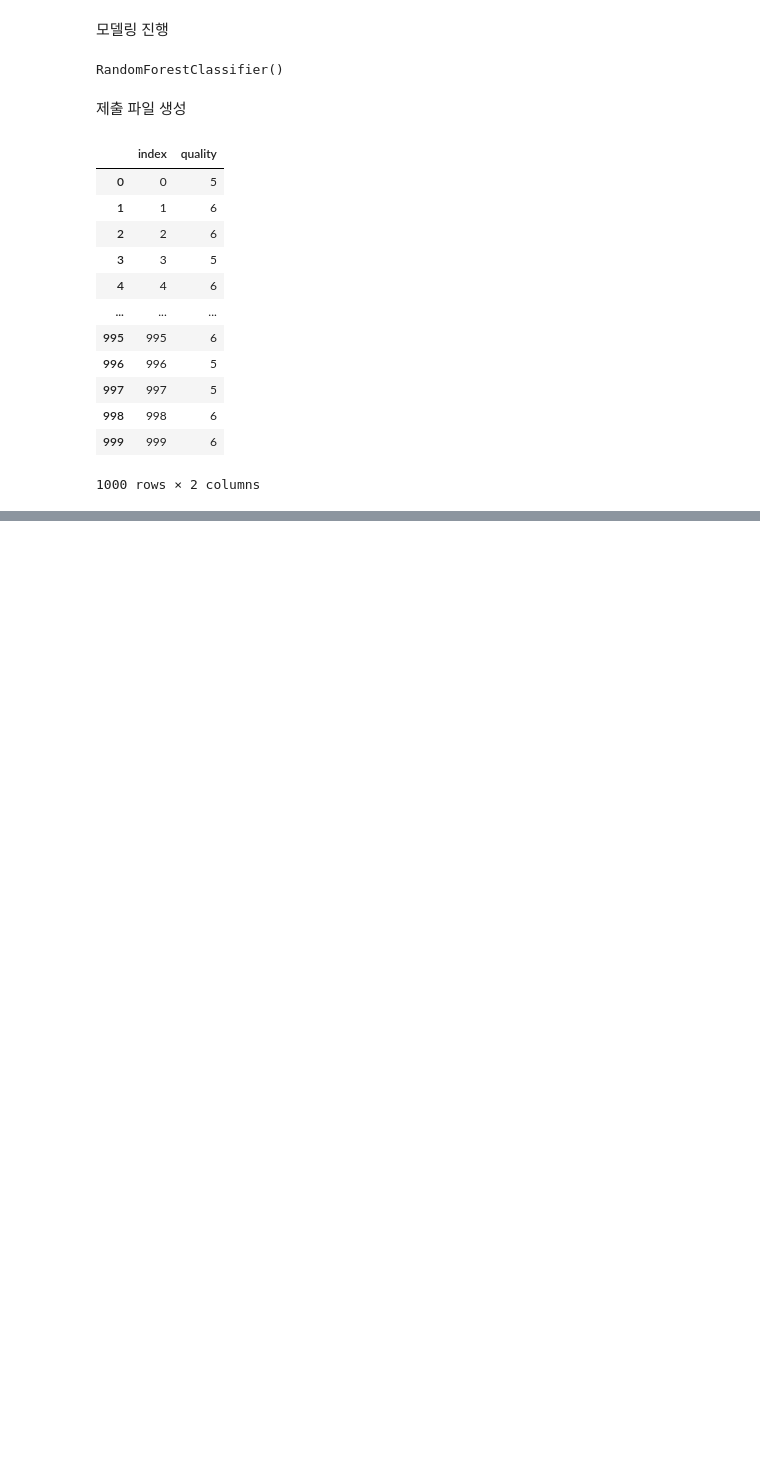
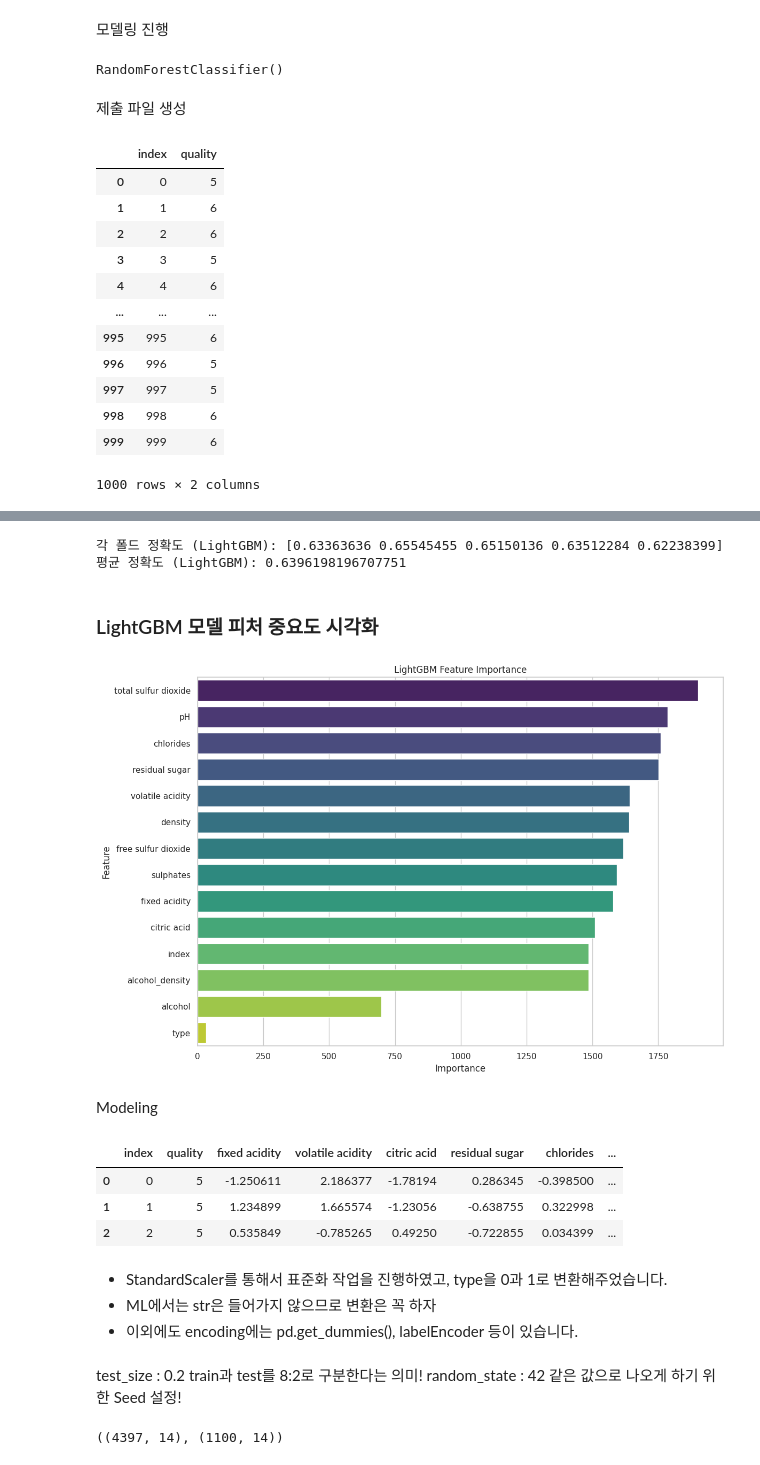
Before and after one commit to peperjet/bc-ml, a Jupyter notebook: dacon/wine.ipynb, the cells around one changed output, grey strips where cells are left out. Saved outputs shown, nothing was run; the diff lists cells and outputs as text; code cells hidden in the pictures; blank space fills up the shorter version.

```diff
--- a/dacon/wine.ipynb
+++ b/dacon/wine.ipynb
@@ -195,0 +289,8 @@ files.download('baseline.csv')
+# %%
+# LightGBM 모델 선언
+lgbm_model = lgb.LGBMClassifier(random_state=42)
+
+# 교차 검증 실행
+# X와 y는 이전에 정의된 train 데이터의 피처와 타겟 변수입니다.
+# skf는 이전에 정의된 StratifiedKFold 객체입니다.
+scores_lgbm = cross_val_score(lgbm_model, X, y, cv=skf, scoring='accuracy')
@@ -195,0 +315,31 @@ files.download('baseline.csv')
+# %%
+print("각 폴드 정확도 (LightGBM):", scores_lgbm)
+print("평균 정확도 (LightGBM):", scores_lgbm.mean())
+# %% [output]
+각 폴드 정확도 (LightGBM): [0.63363636 0.65545455 0.65150136 0.63512284 0.62238399]
+평균 정확도 (LightGBM): 0.6396198196707751
+# %% [markdown]
+### LightGBM 모델 피처 중요도 시각화
+# %%
+# 피처 중요도 추출
+feature_importances = lgbm_model.feature_importances_
+feature_names = X_lgbm.columns
+
+# 피처 중요도를 데이터프레임으로 생성
+importance_df = pd.DataFrame({'Feature': feature_names, 'Importance': feature_importances})
+
+# 중요도 순으로 정렬
+importance_df = importance_df.sort_values(by='Importance', ascending=False)
+
+# 시각화
+plt.figure(figsize=(12, 8))
+sns.barplot(x='Importance', y='Feature', data=importance_df, palette='viridis')
+plt.title('LightGBM Feature Importance')
+plt.xlabel('Importance')
+plt.ylabel('Feature')
+plt.tight_layout()
+plt.show()
+# %% [output]
+[figure, added]
+# %% [markdown]
+Modeling
@@ -195,0 +354,20 @@ files.download('baseline.csv')
+# %%
+#Standardscaler
+ss= StandardScaler()
+numerical_columns = ['fixed acidity', 'volatile acidity', 'citric acid', 'residual sugar', 'chlorides', 'free sulfur dioxide', 'total sulfur dioxide', 'density', 'pH', 'sulphates', 'alcohol', 'alcohol_density']
+train[numerical_columns] = ss.fit_transform(train[numerical_columns])
+
+#factorize
+train['type'] = pd.factorize(train['type'])[0]
+
+train.head(3)
+# %% [output]
+|  | index | quality | fixed acidity | volatile acidity | citric acid | residual sugar | chlorides | ... |
+| 0 | 0 | 5 | -1.250611 | 2.186377 | -1.78194 | 0.286345 | -0.398500 | ... |
+| 1 | 1 | 5 | 1.234899 | 1.665574 | -1.23056 | -0.638755 | 0.322998 | ... |
+| 2 | 2 | 5 | 0.535849 | -0.785265 | 0.49250 | -0.722855 | 0.034399 | ... |
+# %% [markdown]
+- StandardScaler를 통해서 표준화 작업을 진행하였고,
+type을 0과 1로 변환해주었습니다.
+-  ML에서는 str은 들어가지 않으므로 변환은 꼭 하자
+- 이외에도 encoding에는 pd.get_dummies(), labelEncoder 등이 있습니다.
@@ -195,0 +379,7 @@ files.download('baseline.csv')
+# %% [markdown]
+test_size : 0.2 train과 test를 8:2로 구분한다는 의미!
+random_state : 42 같은 값으로 나오게 하기 위한 Seed 설정!
+# %%
+X_train.shape, X_test.shape
+# %% [output]
+((4397, 14), (1100, 14))
```
Also changed, not shown: parts of 26 cells of this notebook.
